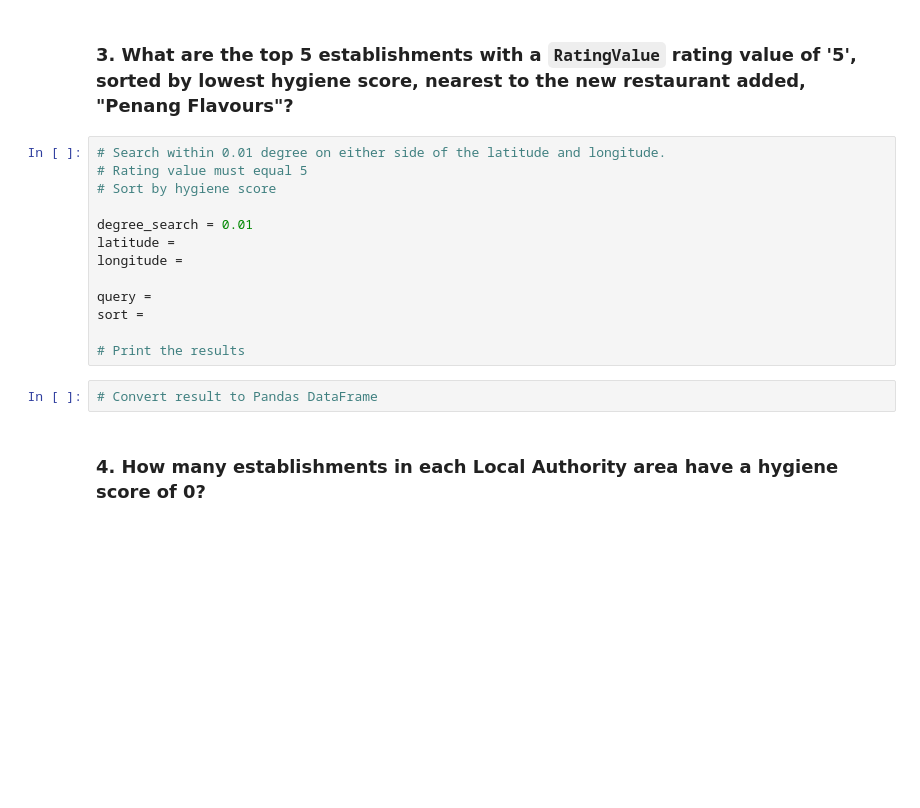
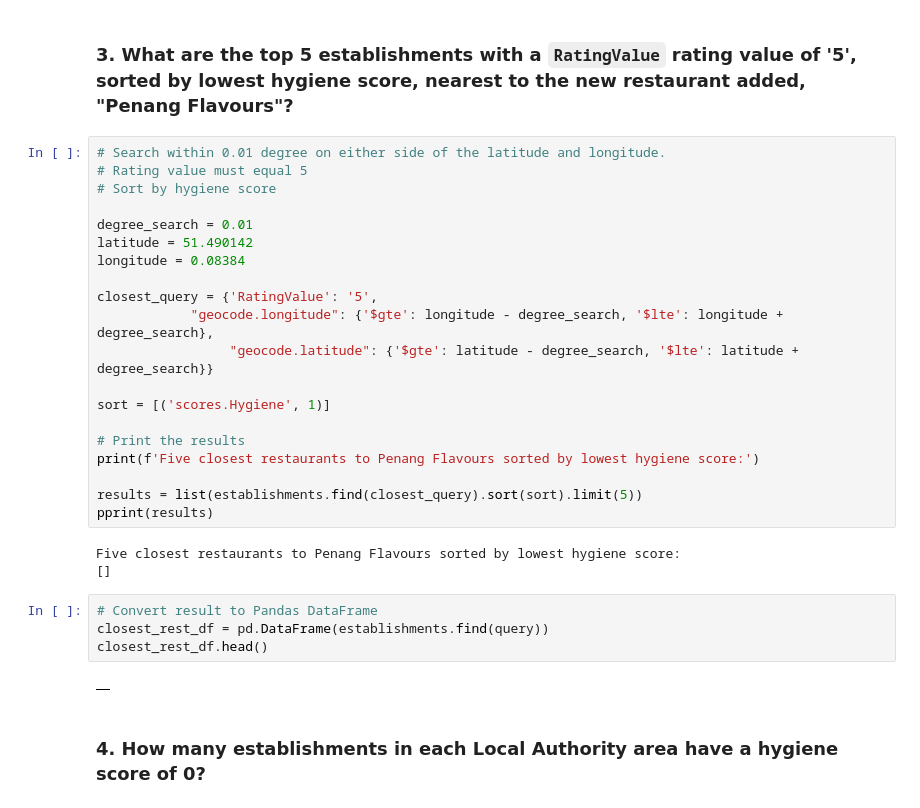
Before and after one commit to leajinks/nosql-challenge, a Jupyter notebook: NoSQL_analysis_starter.ipynb, the cells around one changed output. Cells and saved outputs as stored; diff of their text form; blank space fills up the shorter version.

```diff
--- a/NoSQL_analysis_starter.ipynb
+++ b/NoSQL_analysis_starter.ipynb
@@ -142,15 +142,29 @@ There are 34 rows in this dataframe
 # Sort by hygiene score
 
 degree_search = 0.01
-latitude =
-longitude =
+latitude = 51.490142
+longitude = 0.08384
 
-query =
-sort =
+closest_query = {'RatingValue': '5',
+            "geocode.longitude": {'$gte': longitude - degree_search, '$lte': longitude + degree_search},
+                 "geocode.latitude": {'$gte': latitude - degree_search, '$lte': latitude + degree_search}}
+
+sort = [('scores.Hygiene', 1)]
 
 # Print the results
+print(f'Five closest restaurants to Penang Flavours sorted by lowest hygiene score:')
+
+results = list(establishments.find(closest_query).sort(sort).limit(5))
+pprint(results)
+# %% [output]
+Five closest restaurants to Penang Flavours sorted by lowest hygiene score:
+[]
 # %%
 # Convert result to Pandas DataFrame
+closest_rest_df = pd.DataFrame(establishments.find(query))
+closest_rest_df.head()
+# %% [output]
+|  |
 # %% [markdown]
 ### 4. How many establishments in each Local Authority area have a hygiene score of 0?
 # %%
```
Also changed, not shown: parts of 2 cells of this notebook.
